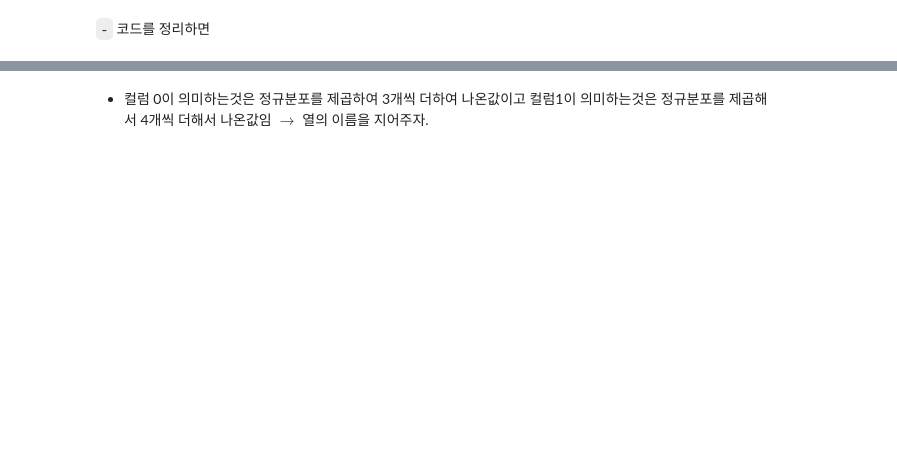
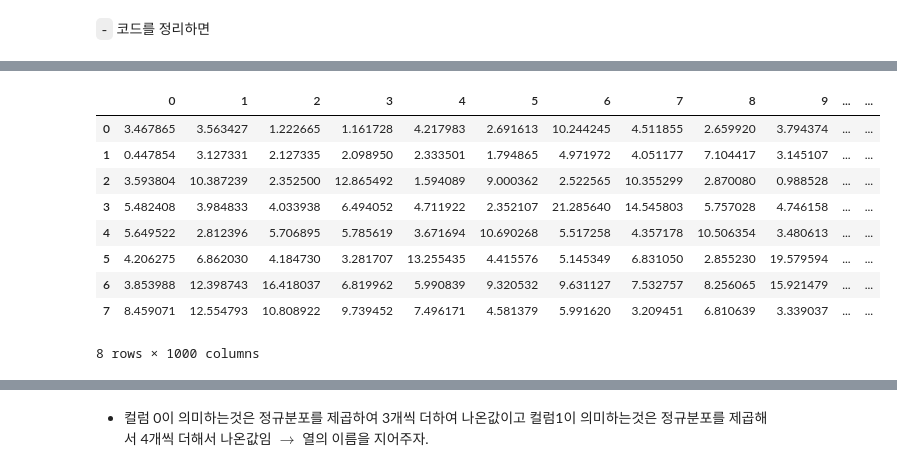
Before and after one commit to hsyliark/GSS-MBA-for-Big-Data, a Jupyter notebook: JBNU_Statistics_Ph.D/3rd semester/데이터시각화특강/12월 6일/13주차 강의노트.ipynb, the cells around one changed output, grey strips where cells are left out. Drawn from its saved outputs; the diff is of its cells as text; code cells hidden in the pictures; blank space fills up the shorter version.

```diff
--- a/JBNU_Statistics_Ph.D/3rd semester/데이터시각화특강/12월 6일/13주차 강의노트.ipynb
+++ b/JBNU_Statistics_Ph.D/3rd semester/데이터시각화특강/12월 6일/13주차 강의노트.ipynb
@@ -268,3 +327,17 @@ array([[2.61764133e+00, 6.91190644e-01, 4.76508865e-01],
+# %%
+_arr = [3,4,5,6,7,8,9,10]
+pd.DataFrame([((np.random.normal(size=(1000,_arr[i]),loc=0,scale=1))**2).sum(axis=1).tolist() for i in range(len(_arr))])
+# %% [output]
+|  | 0 | 1 | 2 | 3 | 4 | 5 | 6 | 7 | 8 | 9 | ... | ... |
+| 0 | 3.467865 | 3.563427 | 1.222665 | 1.161728 | 4.217983 | 2.691613 | 10.244245 | 4.511855 | 2.659920 | 3.794374 | ... | ... |
+| 1 | 0.447854 | 3.127331 | 2.127335 | 2.098950 | 2.333501 | 1.794865 | 4.971972 | 4.051177 | 7.104417 | 3.145107 | ... | ... |
+| 2 | 3.593804 | 10.387239 | 2.352500 | 12.865492 | 1.594089 | 9.000362 | 2.522565 | 10.355299 | 2.870080 | 0.988528 | ... | ... |
+| 3 | 5.482408 | 3.984833 | 4.033938 | 6.494052 | 4.711922 | 2.352107 | 21.285640 | 14.545803 | 5.757028 | 4.746158 | ... | ... |
+| 4 | 5.649522 | 2.812396 | 5.706895 | 5.785619 | 3.671694 | 10.690268 | 5.517258 | 4.357178 | 10.506354 | 3.480613 | ... | ... |
+| 5 | 4.206275 | 6.862030 | 4.184730 | 3.281707 | 13.255435 | 4.415576 | 5.145349 | 6.831050 | 2.855230 | 19.579594 | ... | ... |
+| 6 | 3.853988 | 12.398743 | 16.418037 | 6.819962 | 5.990839 | 9.320532 | 9.631127 | 7.532757 | 8.256065 | 15.921479 | ... | ... |
+| 7 | 8.459071 | 12.554793 | 10.808922 | 9.739452 | 7.496171 | 4.581379 | 5.991620 | 3.209451 | 6.810639 | 3.339037 | ... | ... |
+8 rows × 1000 columns
 # %%
 _arr = [3,4,5,6,7,8,9,10]
 df= pd.DataFrame([((np.random.normal(size=(1000,_arr[i]),loc=0,scale=1))**2).sum(axis=1).tolist() for i in range(len(_arr))]).T
```
Also changed, not shown: parts of 22 cells of this notebook.
